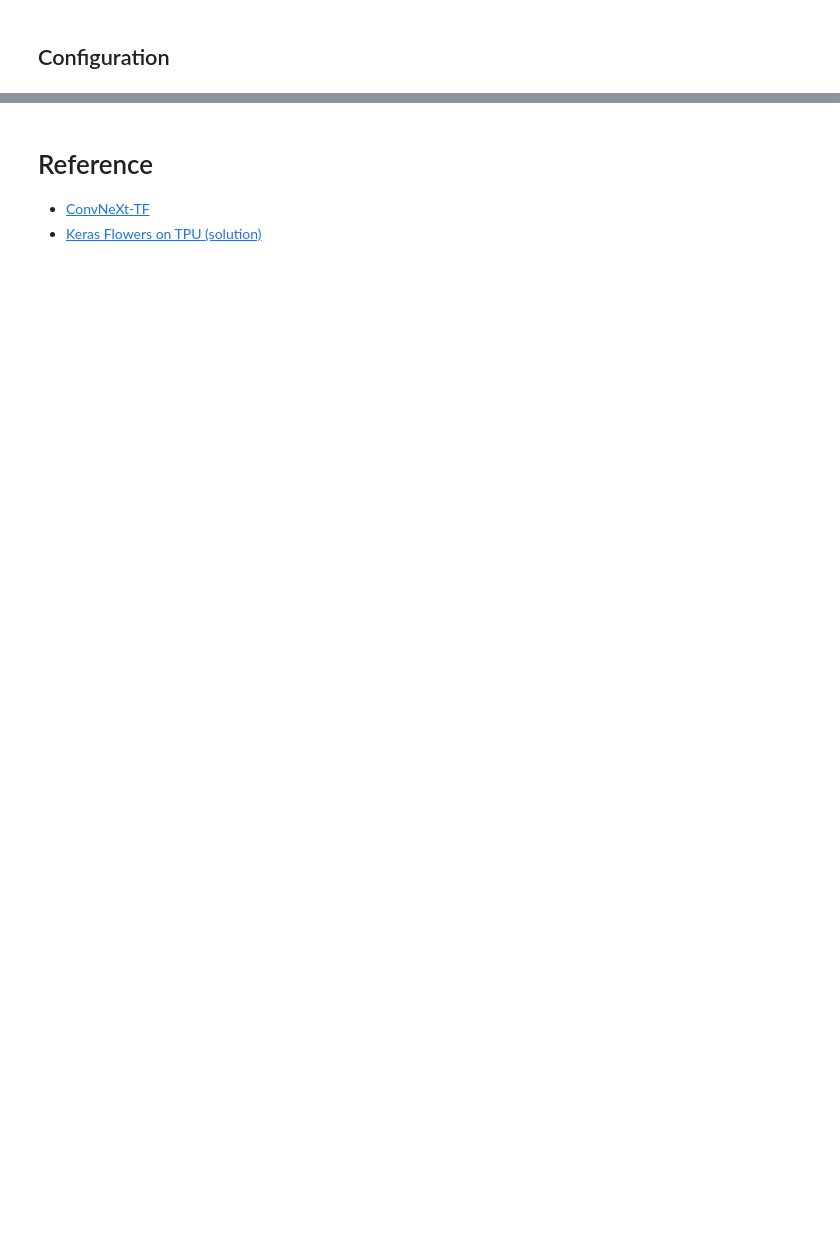
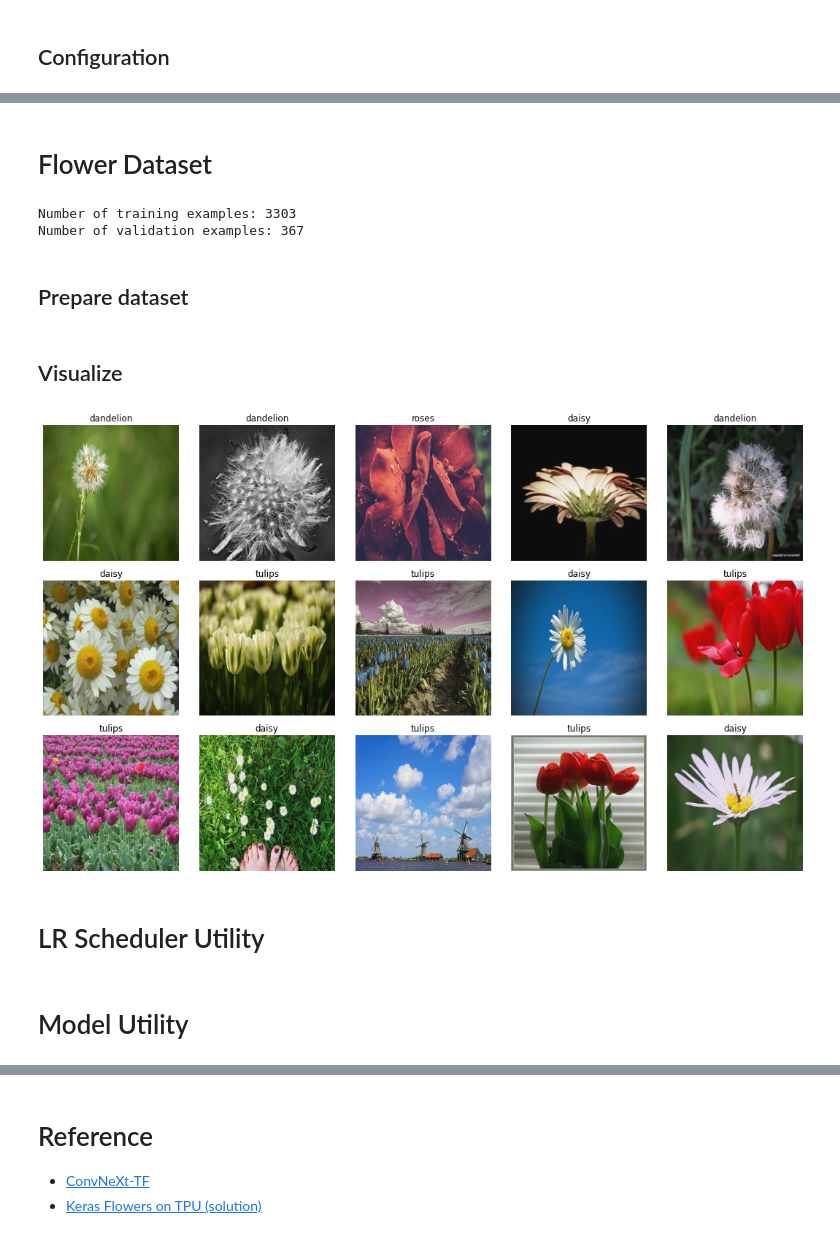
Before and after one commit to sayakpaul/ConvNeXt-TF, a Jupyter notebook: notebooks/finetune.ipynb, the cells around one changed output, grey strips where cells are left out. Drawn from its saved outputs; the diff is of its cells as text; code cells hidden in the pictures; blank space fills up the shorter version.

Commit message:
updated
1. black format
2. lr scheduler
3. refactor
4. add preprocess
5. fix inconsistency

```diff
--- a/notebooks/finetune.ipynb
+++ b/notebooks/finetune.ipynb
@@ -287,0 +68,58 @@ display_9_images_with_predictions(some_flowers, predictions, some_labels)
+# %%
+def make_dataset(dataset: tf.data.Dataset, train: bool, image_size: int = IMAGE_SIZE):
+    def preprocess(image, label):
+        # for training, do augmentation
+        if train:
+            if tf.random.uniform(shape=[]) > 0.5:
+                image = tf.image.flip_left_right(image)
+        image = tf.image.resize(image, size=image_size, method="bicubic")
+        image = (image - MEAN) / STD  # normalization
+        return image, label
+
+    if train:
+        dataset = dataset.shuffle(BATCH_SIZE * 10)
+
+    return dataset.map(preprocess, AUTO).batch(BATCH_SIZE).prefetch(AUTO)
+# %% [markdown]
+# Flower Dataset
+# %%
+train_dataset, val_dataset = tfds.load(
+    "tf_flowers",
+    split=["train[:90%]", "train[90%:]"],
+    as_supervised=True,
+    try_gcs=True,  # gcs_path is necessary for tpu,
+)
+
+num_train = tf.data.experimental.cardinality(train_dataset)
+num_val = tf.data.experimental.cardinality(val_dataset)
+print(f"Number of training examples: {num_train}")
+print(f"Number of validation examples: {num_val}")
+# %% [output]
+Number of training examples: 3303
+Number of validation examples: 367
+# %% [markdown]
+## Prepare dataset
+# %%
+train_dataset = make_dataset(train_dataset, True)
+val_dataset = make_dataset(val_dataset, False)
+# %% [markdown]
+## Visualize
+# %%
+sample_images, sample_labels = next(iter(train_dataset))
+
+plt.figure(figsize=(5 * 3, 3 * 3))
+for n in range(15):
+    ax = plt.subplot(3, 5, n + 1)
+    image = (sample_images[n] * STD + MEAN).numpy()
+    image = (image - image.min()) / (
+        image.max() - image.min()
+    )  # convert to [0, 1] for avoiding matplotlib warning
+    plt.imshow(image)
+    plt.title(CLASSES[sample_labels[n]])
+    plt.axis("off")
+plt.tight_layout()
+plt.show()
+# %% [output]
+[figure, added]
+# %% [markdown]
+# LR Scheduler Utility
@@ -287,0 +175,2 @@ display_9_images_with_predictions(some_flowers, predictions, some_labels)
+# %% [markdown]
+# Model Utility
```
Also changed, not shown: parts of 34 cells of this notebook.
